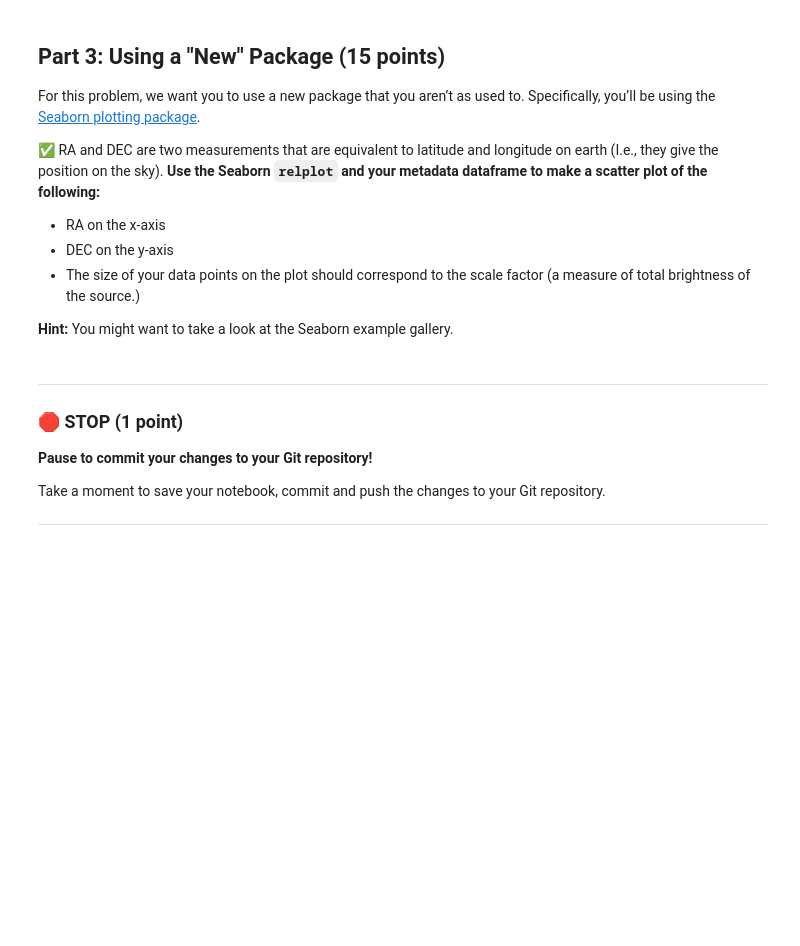
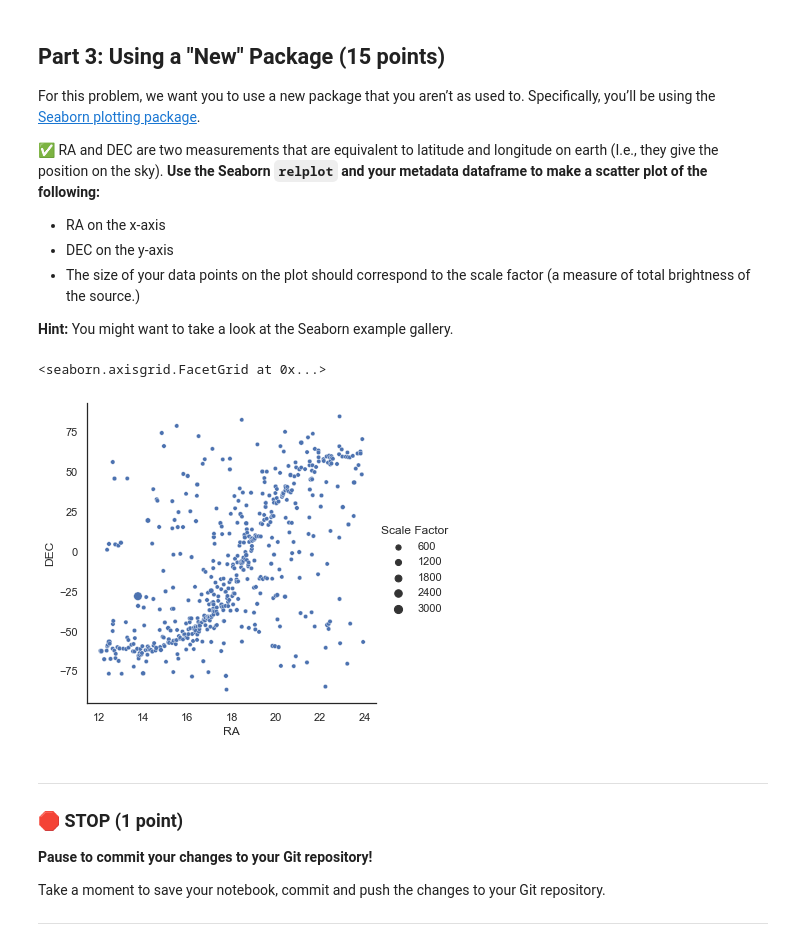
Before and after one commit to coope494/CMSE202-s23-turnin, a Jupyter notebook: midterm/CMSE202_Midterm_004_STUDENT.ipynb, the cells around one changed output. Drawn from its saved outputs; the diff is of its cells as text; code cells hidden in the pictures; blank space fills up the shorter version.

```diff
--- a/midterm/CMSE202_Midterm_004_STUDENT.ipynb
+++ b/midterm/CMSE202_Midterm_004_STUDENT.ipynb
@@ -61,2 +85,8 @@ First, let’s get our data files.
 # %%
-#Write your code here
+metadata = pd.read_csv('metadata.csv')
+
+flux_data = pd.read_csv('flux_values.csv').transpose()
+#flux_data.columns = metadata.columns
+
+wavlength_data = pd.read_csv('wavlength_values.csv').transpose()
+#wavlength_data.columns = metadata.columns
@@ -72,7 +142,14 @@ For this problem, we want you to use a new package that you aren’t as used to.
 
 **Hint:** You might want to take a look at the Seaborn example gallery.
 # %%
-#Write your code here
+import seaborn as sns
+sns.set_theme(style="white")
+#metadata.loc[:, "Scale Factor"]*=10
+
+sns.relplot(x="RA", y="DEC", size="Scale Factor", data=metadata)
+# %% [output]
+<seaborn.axisgrid.FacetGrid at 0x...>
+[figure, added]
 # %% [markdown]
 ---
 ### &#128721; STOP (1 point)
```
Also changed, not shown: parts of 9 cells of this notebook.
